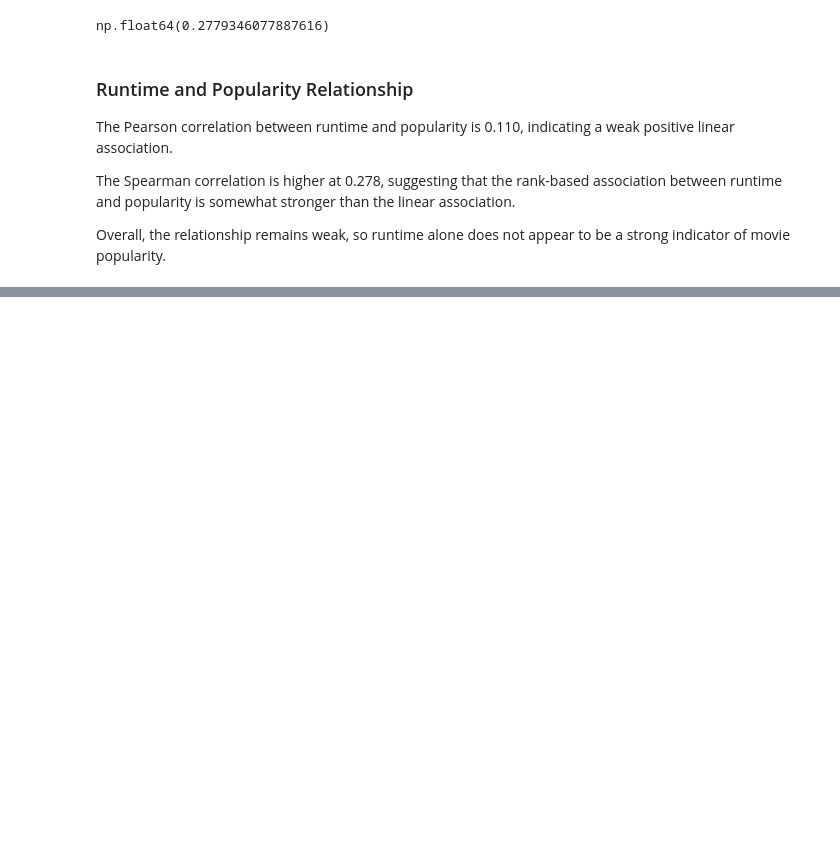
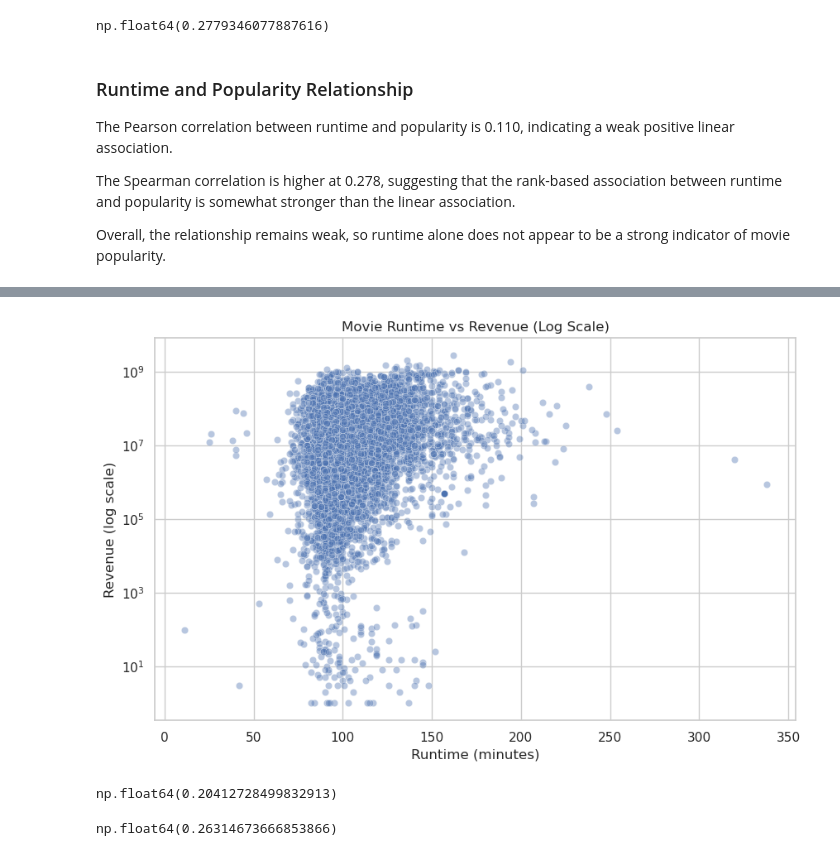
Before and after one commit to Hna2005/movie-runtime-analysis, a Jupyter notebook: notebooks/03-eda.ipynb, the cells around one changed output, grey strips where cells are left out. Saved outputs shown, nothing was run; the diff lists cells and outputs as text; code cells hidden in the pictures; blank space fills up the shorter version.

```diff
--- a/notebooks/03-eda.ipynb
+++ b/notebooks/03-eda.ipynb
@@ -939,0 +1028,40 @@ Overall, the relationship remains weak, so runtime alone does not appear to be a
+# %%
+plt.figure(figsize=(10, 6))
+
+sns.scatterplot(
+    data=runtime_revenue_data,
+    x="runtime",
+    y="revenue",
+    alpha=0.4
+)
+
+plt.yscale("log")
+
+plt.title("Movie Runtime vs Revenue (Log Scale)")
+plt.xlabel("Runtime (minutes)")
+plt.ylabel("Revenue (log scale)")
+
+plt.show()
+# %% [output]
+[figure, added]
+# %%
+runtime_revenue_pearson = (
+    runtime_revenue_data["runtime"]
+    .corr(runtime_revenue_data["revenue"])
+)
+
+runtime_revenue_pearson
+# %% [output]
+np.float64(0.20412728499832913)
+# %%
+runtime_revenue_spearman = (
+    runtime_revenue_data["runtime"]
+    .corr(
+        runtime_revenue_data["revenue"],
+        method="spearman"
+    )
+)
+
+runtime_revenue_spearman
+# %% [output]
+np.float64(0.26314673666853866)
```
Also changed, not shown: parts of 17 cells of this notebook, 6 other files.
